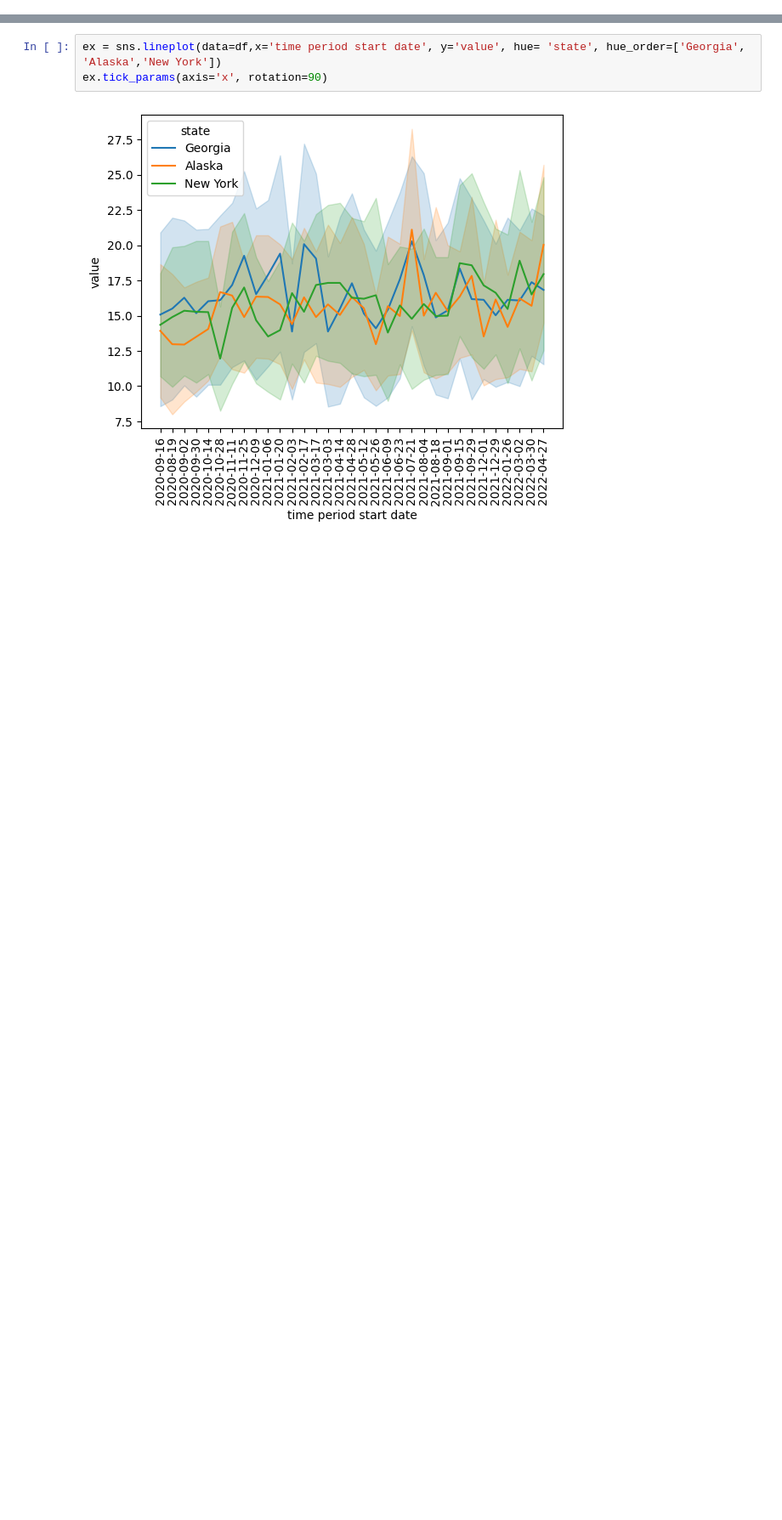
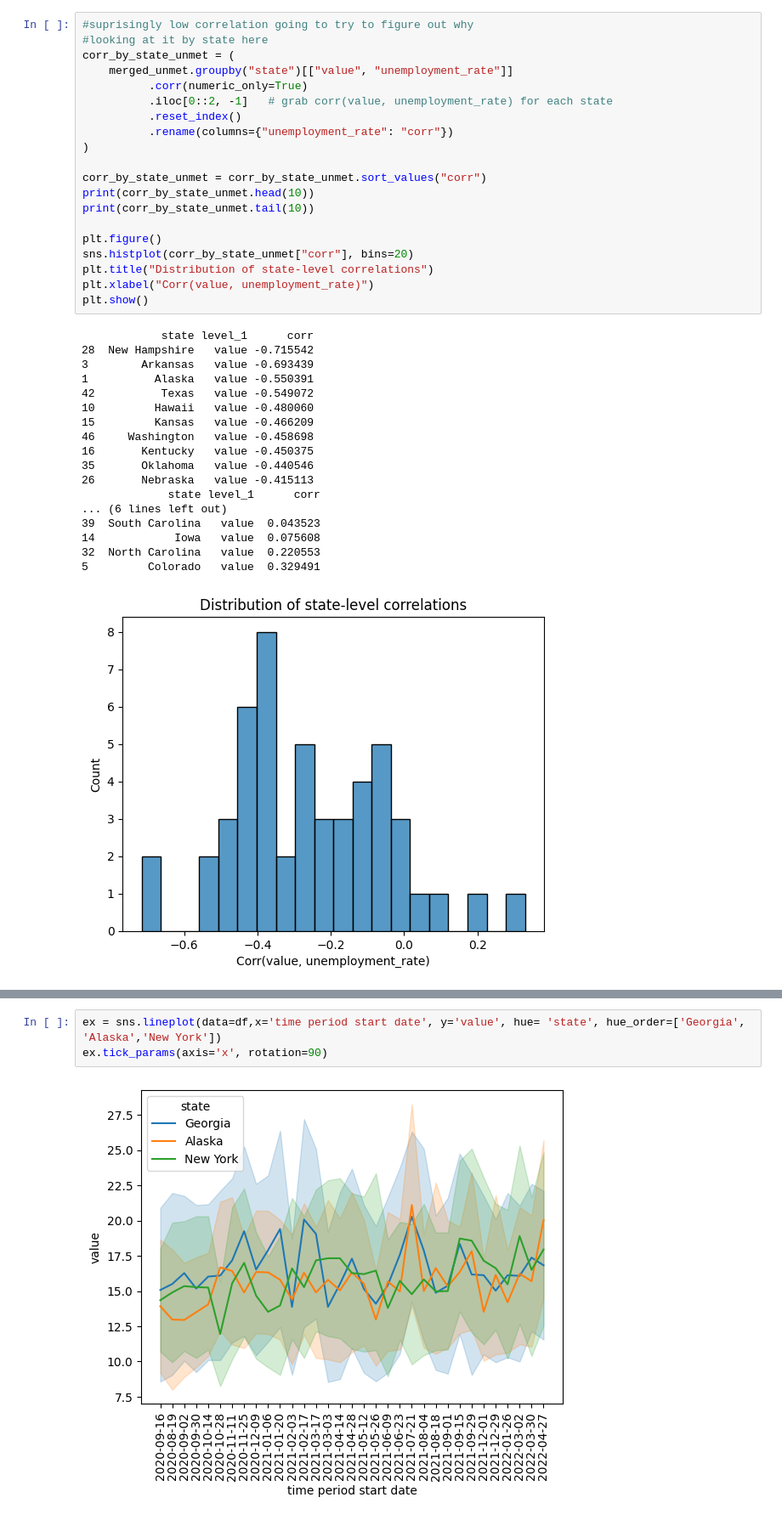
Before and after one commit to DataTrainingFoundations/MHIngestion, a Jupyter notebook: analysis/ryan_analysis.ipynb, the cells around one changed output, grey strips where cells are left out. Shown at 85% size. Saved outputs shown, nothing was run; the diff lists cells and outputs as text; blank space fills up the shorter version.

```diff
--- a/analysis/ryan_analysis.ipynb
+++ b/analysis/ryan_analysis.ipynb
@@ -56,0 +217,39 @@ plt.show()
+# %%
+#suprisingly low correlation going to try to figure out why
+#looking at it by state here
+corr_by_state_unmet = (
+    merged_unmet.groupby("state")[["value", "unemployment_rate"]]
+          .corr(numeric_only=True)
+          .iloc[0::2, -1]   # grab corr(value, unemployment_rate) for each state
+          .reset_index()
+          .rename(columns={"unemployment_rate": "corr"})
+)
+
+corr_by_state_unmet = corr_by_state_unmet.sort_values("corr")
+print(corr_by_state_unmet.head(10))
+print(corr_by_state_unmet.tail(10))
+
+plt.figure()
+sns.histplot(corr_by_state_unmet["corr"], bins=20)
+plt.title("Distribution of state-level correlations")
+plt.xlabel("Corr(value, unemployment_rate)")
+plt.show()
+# %% [output]
+            state level_1      corr
+28  New Hampshire   value -0.715542
+3        Arkansas   value -0.693439
+1          Alaska   value -0.550391
+42          Texas   value -0.549072
+10         Hawaii   value -0.480060
+15         Kansas   value -0.466209
+46     Washington   value -0.458698
+16       Kentucky   value -0.450375
+35       Oklahoma   value -0.440546
+26       Nebraska   value -0.415113
+             state level_1      corr
+... (6 lines left out)
+39  South Carolina   value  0.043523
+14            Iowa   value  0.075608
+32  North Carolina   value  0.220553
+5         Colorado   value  0.329491
+[figure, added]
```
Also changed, not shown: parts of 23 cells of this notebook, 3 other files.
